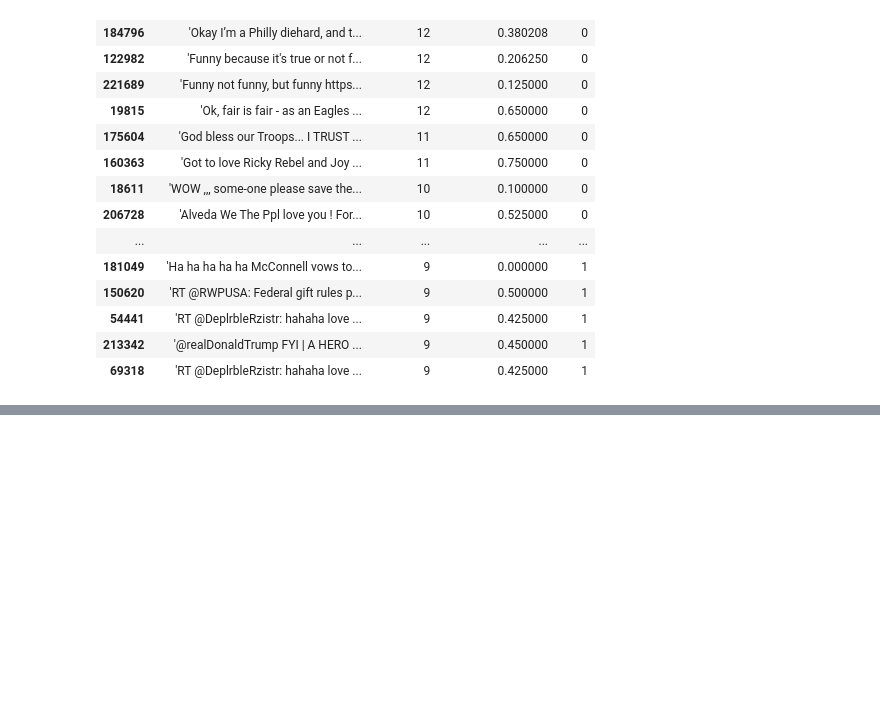
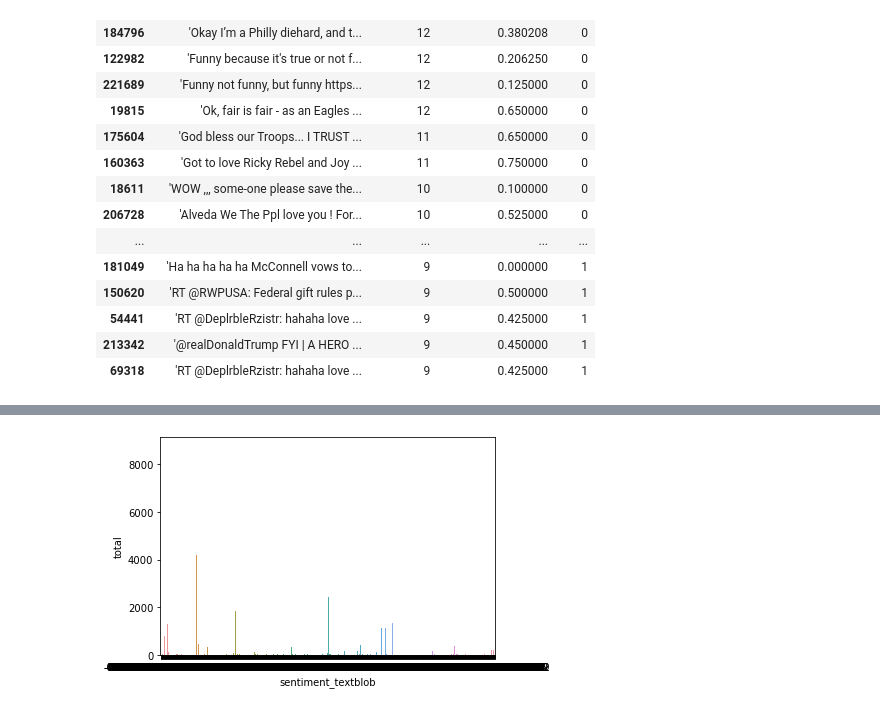
Before and after one commit to HU-AI-Research/Simple-Sentiment-analysis, a Jupyter notebook: Sentiment.ipynb, the cells around one changed output, grey strips where cells are left out. Cells and saved outputs as stored; diff of their text form; code cells hidden in the pictures; blank space fills up the shorter version.

Commit message:
Comparison of sentiment analyses

```diff
--- a/Sentiment.ipynb
+++ b/Sentiment.ipynb
@@ -80 +81,5 @@ df_subset.head(50)
 | 69318 | 'RT @DeplrbleRzistr: hahaha love ... | 9 | 0.425000 | 1 |
+# %%
+df_senticount = df.groupby('sentiment')['sentiment'].count().reset_index(name='total')
+df_sentiblob = df.groupby('sentiment_textblob')['sentiment_textblob'].count().reset_index(name='total')
+df_sentiblob.head()
@@ -80,0 +93,6 @@ df_subset.head(50)
+# %%
+df_senticount = df_senticount[(df_senticount != 0).all(axis=1)]
+df_sentiblob = df_sentiblob[(df_sentiblob != 0).all(axis=1)]
+ax = sns.barplot(x="sentiment_textblob", y="total", data=df_sentiblob)
+# %% [output]
+[figure, added]
```
Also changed, not shown: parts of 5 cells of this notebook.
